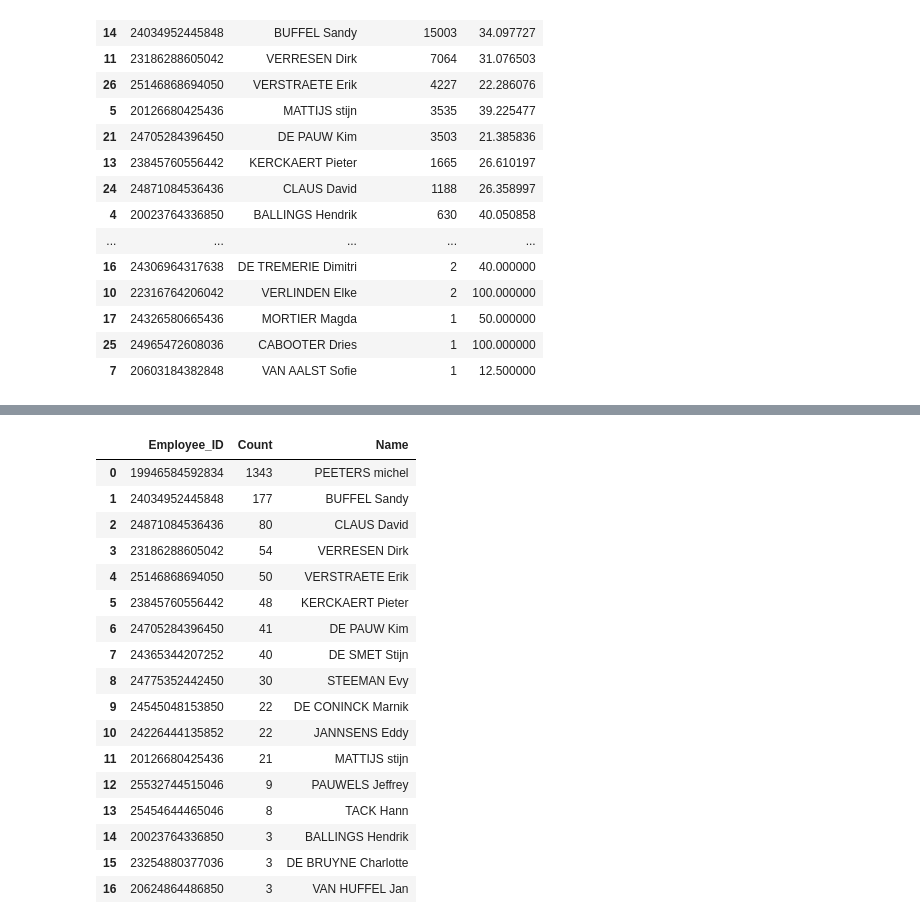
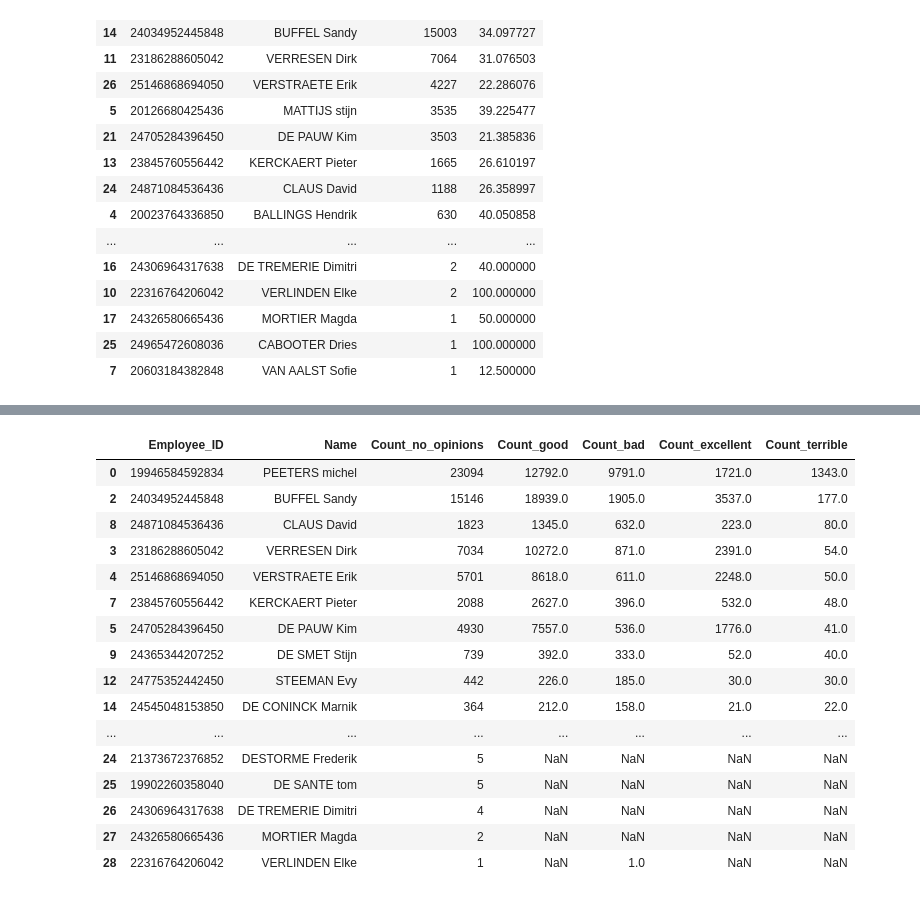
Before and after one commit to atyvaert/CRM-analytics, a Jupyter notebook: ACRM Q3.ipynb, the cells around one changed output, grey strips where cells are left out. Saved outputs shown, nothing was run; the diff lists cells and outputs as text; code cells hidden in the pictures.

```diff
--- a/ACRM Q3.ipynb
+++ b/ACRM Q3.ipynb
@@ -503,21 +423,21 @@ bad_reviews
-# %%
-terrible_reviews
-# %% [output]
-|  | Employee_ID | Count | Name |
-| 0 | 19946584592834 | 1343 | PEETERS michel |
-| 1 | 24034952445848 | 177 | BUFFEL Sandy |
-| 2 | 24871084536436 | 80 | CLAUS David |
-| 3 | 23186288605042 | 54 | VERRESEN Dirk |
-| 4 | 25146868694050 | 50 | VERSTRAETE Erik |
-| 5 | 23845760556442 | 48 | KERCKAERT Pieter |
-| 6 | 24705284396450 | 41 | DE PAUW Kim |
-| 7 | 24365344207252 | 40 | DE SMET Stijn |
-| 8 | 24775352442450 | 30 | STEEMAN Evy |
-| 9 | 24545048153850 | 22 | DE CONINCK Marnik |
-| 10 | 24226444135852 | 22 | JANNSENS Eddy |
-| 11 | 20126680425436 | 21 | MATTIJS stijn |
-| 12 | 25532744515046 | 9 | PAUWELS Jeffrey |
-| 13 | 25454644465046 | 8 | TACK Hann |
-| 14 | 20023764336850 | 3 | BALLINGS Hendrik |
-| 15 | 23254880377036 | 3 | DE BRUYNE Charlotte |
-| 16 | 20624864486850 | 3 | VAN HUFFEL Jan |
+# %%
+# This gives an overview of each employee and the amount of every type of review that they have received
+all_reviews
+# %% [output]
+|  | Employee_ID | Name | Count_no_opinions | Count_good | Count_bad | Count_excellent | Count_terrible |
+| 0 | 19946584592834 | PEETERS michel | 23094 | 12792.0 | 9791.0 | 1721.0 | 1343.0 |
+| 2 | 24034952445848 | BUFFEL Sandy | 15146 | 18939.0 | 1905.0 | 3537.0 | 177.0 |
+| 8 | 24871084536436 | CLAUS David | 1823 | 1345.0 | 632.0 | 223.0 | 80.0 |
+| 3 | 23186288605042 | VERRESEN Dirk | 7034 | 10272.0 | 871.0 | 2391.0 | 54.0 |
+| 4 | 25146868694050 | VERSTRAETE Erik | 5701 | 8618.0 | 611.0 | 2248.0 | 50.0 |
+| 7 | 23845760556442 | KERCKAERT Pieter | 2088 | 2627.0 | 396.0 | 532.0 | 48.0 |
+| 5 | 24705284396450 | DE PAUW Kim | 4930 | 7557.0 | 536.0 | 1776.0 | 41.0 |
+| 9 | 24365344207252 | DE SMET Stijn | 739 | 392.0 | 333.0 | 52.0 | 40.0 |
+| 12 | 24775352442450 | STEEMAN Evy | 442 | 226.0 | 185.0 | 30.0 | 30.0 |
+| 14 | 24545048153850 | DE CONINCK Marnik | 364 | 212.0 | 158.0 | 21.0 | 22.0 |
+| ... | ... | ... | ... | ... | ... | ... | ... |
+| 24 | 21373672376852 | DESTORME Frederik | 5 | NaN | NaN | NaN | NaN |
+| 25 | 19902260358040 | DE SANTE tom | 5 | NaN | NaN | NaN | NaN |
+| 26 | 24306964317638 | DE TREMERIE Dimitri | 4 | NaN | NaN | NaN | NaN |
+| 27 | 24326580665436 | MORTIER Magda | 2 | NaN | NaN | NaN | NaN |
+| 28 | 22316764206042 | VERLINDEN Elke | 1 | NaN | 1.0 | NaN | NaN |
```
Also changed, not shown: parts of 7 cells of this notebook.
